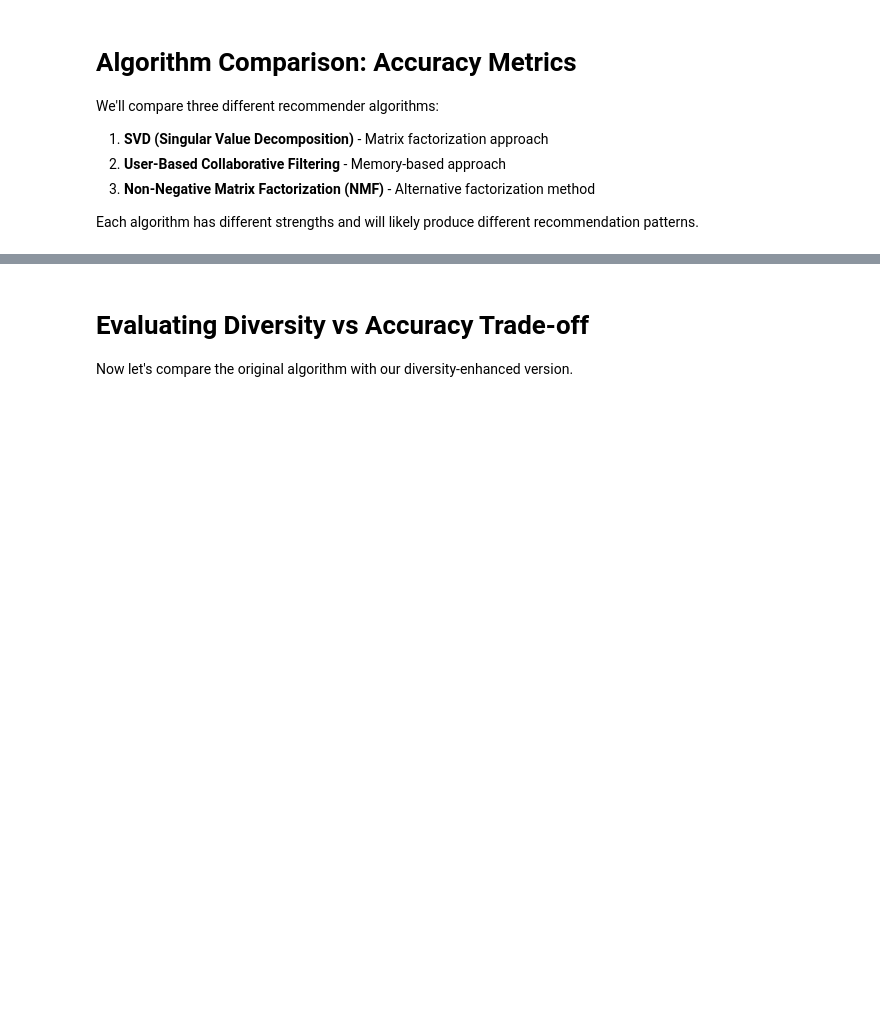
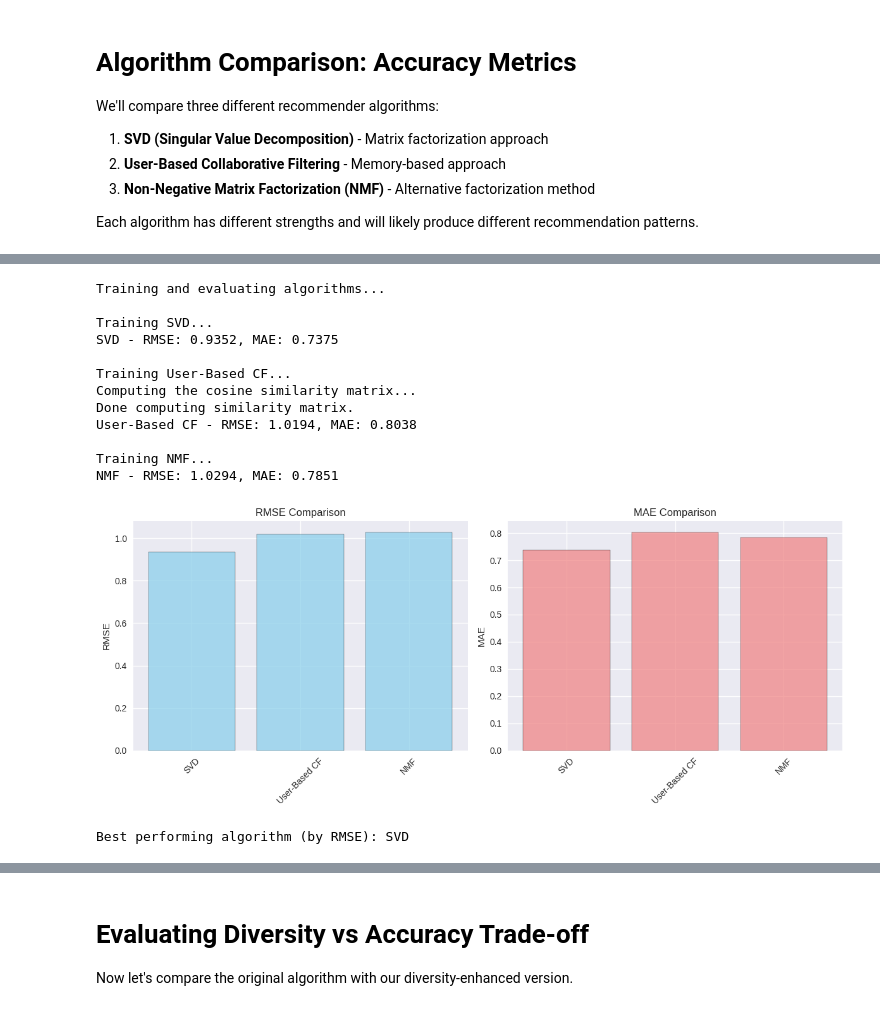
Before and after one commit to umais/DATA612_Recommender_Systems, a Jupyter notebook: Week4/Week4_Project4_Accuracy_and_Beyond.ipynb, the cells around one changed output, grey strips where cells are left out. Saved outputs shown, nothing was run; the diff lists cells and outputs as text; code cells hidden in the pictures; blank space fills up the shorter version.

```diff
--- a/Week4/Week4_Project4_Accuracy_and_Beyond.ipynb
+++ b/Week4/Week4_Project4_Accuracy_and_Beyond.ipynb
@@ -232,0 +361,57 @@ print(f"Best performing algorithm (by RMSE): {best_algo}")
+# %%
+# Prepare data for Surprise
+reader = Reader(rating_scale=(1, 5))
+surprise_data = Dataset.load_from_df(ratings_df[['user_id', 'movie_id', 'rating']], reader)
+
+# Split data
+trainset, testset = train_test_split(surprise_data, test_size=0.2, random_state=42)
+
+# Initialize algorithms
+algorithms = {
+    'SVD': SVD(n_factors=100, n_epochs=20, random_state=42),
+    'User-Based CF': KNNBasic(k=40, sim_options={'name': 'cosine', 'user_based': True}),
+    'NMF': NMF(n_factors=50, n_epochs=50, random_state=42)
+}
+
+# Train and evaluate algorithms
+results = {}
+trained_models = {}
+
+print("Training and evaluating algorithms...\n")
+
+for name, algo in algorithms.items():
+    print(f"Training {name}...")
+
+    # Train the algorithm
+    algo.fit(trainset)
+    trained_models[name] = algo
+
+    # Make predictions
+    predictions = algo.test(testset)
+
+    # Calculate accuracy metrics
+    rmse_score = accuracy.rmse(predictions, verbose=False)
+    mae_score = accuracy.mae(predictions, verbose=False)
+
+    results[name] = {
+        'RMSE': rmse_score,
+        'MAE': mae_score,
+        'predictions': predictions
+    }
+
+    print(f"{name} - RMSE: {rmse_score:.4f}, MAE: {mae_score:.4f}\n")
+# %% [output]
+Training and evaluating algorithms...
+
+Training SVD...
+SVD - RMSE: 0.9352, MAE: 0.7375
+
+Training User-Based CF...
+Computing the cosine similarity matrix...
+Done computing similarity matrix.
+User-Based CF - RMSE: 1.0194, MAE: 0.8038
+
+Training NMF...
+NMF - RMSE: 1.0294, MAE: 0.7851
+[figure, added]
+Best performing algorithm (by RMSE): SVD
```
Also changed, not shown: parts of 21 cells of this notebook.
